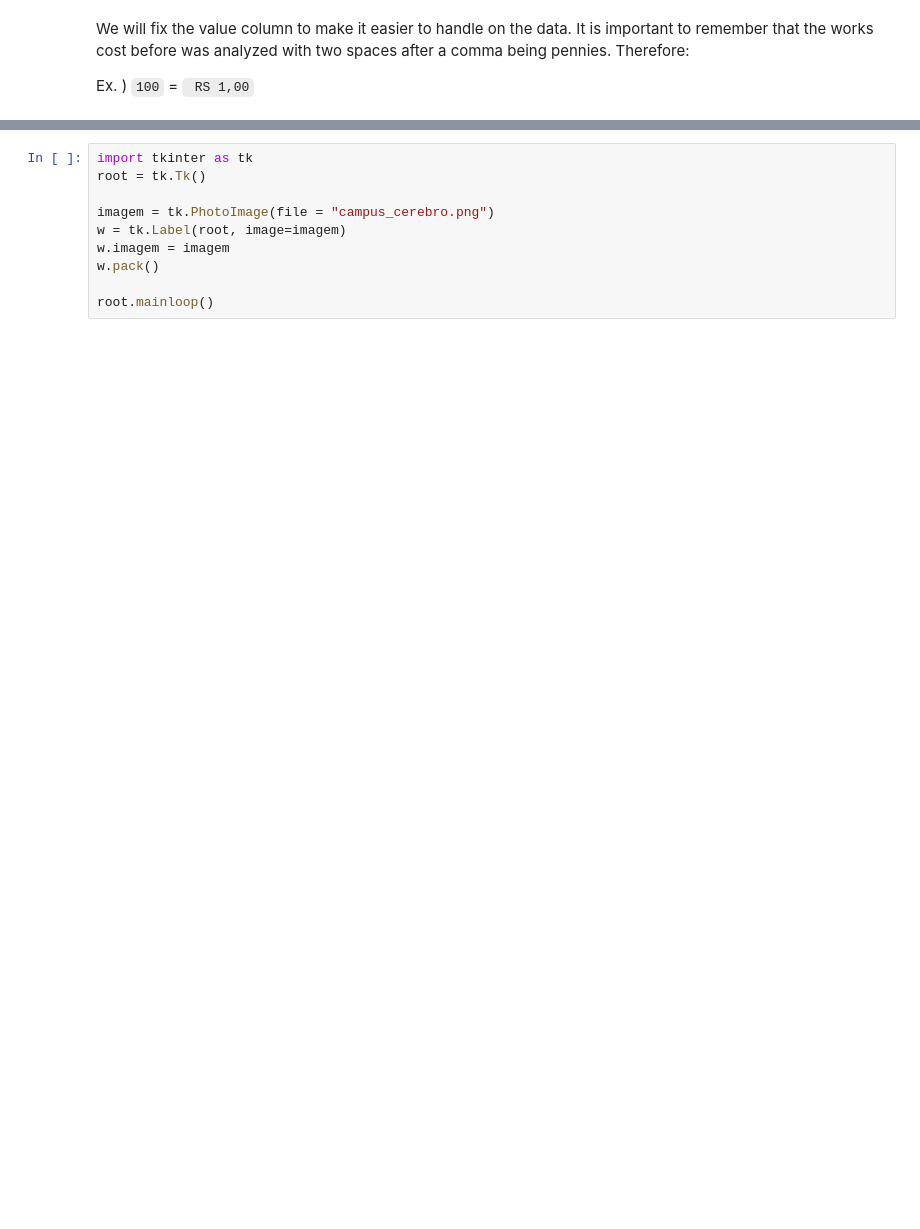
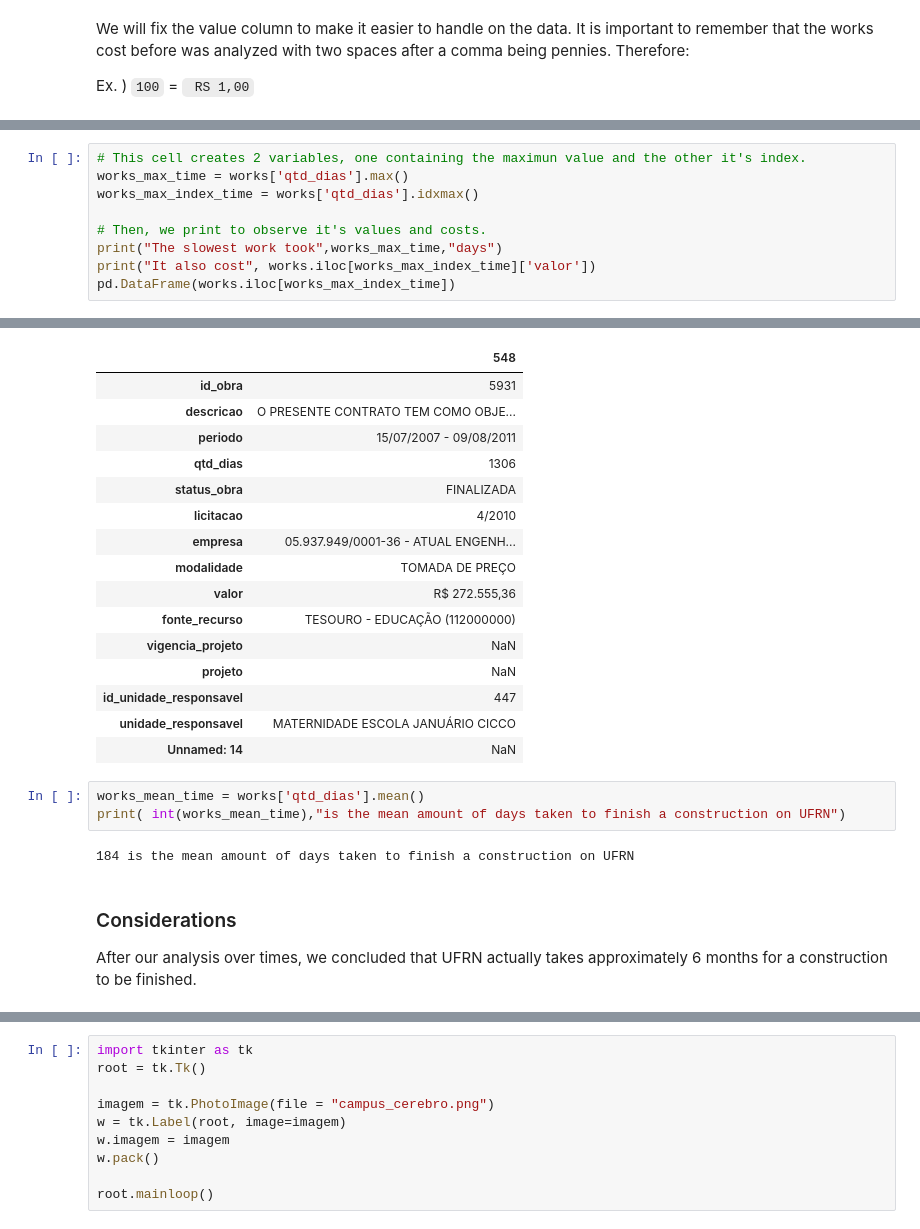
Before and after one commit to ozielalves/Financas_IMD, a Jupyter notebook: Oziel.ipynb, the cells around one changed output, grey strips where cells are left out. Cells and saved outputs as stored; diff of their text form; blank space fills up the shorter version.

```diff
--- a/Oziel.ipynb
+++ b/Oziel.ipynb
@@ -58,0 +206,10 @@ Ex. ) `100` = ` RS 1,00`
+# %%
+# This cell creates 2 variables, one containing the maximun value and the other it's index.
+works_max_time = works['qtd_dias'].max()
+works_max_index_time = works['qtd_dias'].idxmax()
+
+# Then, we print to observe it's values and costs.
+print("The slowest work took",works_max_time,"days")
+print("It also cost", works.iloc[works_max_index_time]['valor'])
+pd.DataFrame(works.iloc[works_max_index_time])
+# %% [output]
@@ -58,0 +218,24 @@ Ex. ) `100` = ` RS 1,00`
+|  | 548 |
+| id_obra | 5931 |
+| descricao | O PRESENTE CONTRATO TEM COMO OBJE... |
+| periodo | 15/07/2007 - 09/08/2011 |
+| qtd_dias | 1306 |
+| status_obra | FINALIZADA |
+| licitacao | 4/2010 |
+| empresa | 05.937.949/0001-36 - ATUAL ENGENH... |
+| modalidade | TOMADA DE PREÇO |
+| valor | R$ 272.555,36 |
+| fonte_recurso | TESOURO - EDUCAÇÃO (112000000) |
+| vigencia_projeto | NaN |
+| projeto | NaN |
+| id_unidade_responsavel | 447 |
+| unidade_responsavel | MATERNIDADE ESCOLA JANUÁRIO CICCO |
+| Unnamed: 14 | NaN |
+# %%
+works_mean_time = works['qtd_dias'].mean()
+print( int(works_mean_time),"is the mean amount of days taken to finish a construction on UFRN")
+# %% [output]
+184 is the mean amount of days taken to finish a construction on UFRN
+# %% [markdown]
+### Considerations
+After our analysis over times, we concluded that UFRN actually takes approximately 6 months for a construction to be finished.
```
Also changed, not shown: parts of 34 cells of this notebook, 2 other files.
